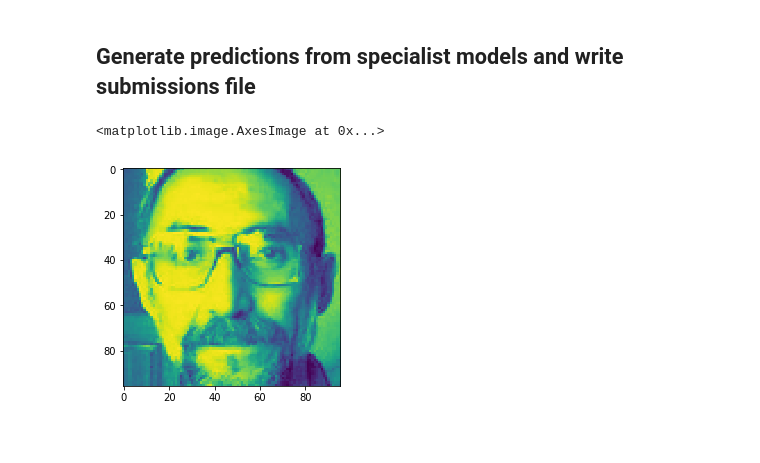
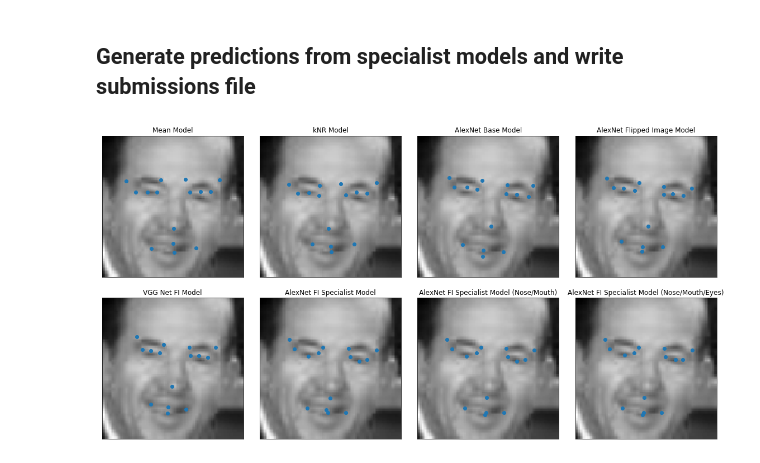
Before and after one commit to tomgoter/w207_finalproject, a Jupyter notebook: submission_notebook.ipynb, the cells around one changed output. Drawn from its saved outputs; the diff is of its cells as text; code cells hidden in the pictures.

Commit message:
updated notebook models and Bokeh app

```diff
--- a/submission_notebook.ipynb
+++ b/submission_notebook.ipynb
@@ -411,6 +597,8 @@ def predict_submit(model, name='sf12_do0_0_noflip'):
     # Write our data to a dataframe and then dump to csv
     sub_df = pd.DataFrame(values, columns=('RowId', 'Location'))
     sub_df.to_csv("Submissions/{}_submission.csv".format(name), index=False)
+
+    return pred_df
 # %% [markdown]
 ## Generate predictions from specialist models and write submissions file
 # %%
@@ -443,3 +631,5 @@ def predict_submit_spec(model_dict, name='spec01'):
     # Write our data to a dataframe and then dump to csv
     sub_df = pd.DataFrame(values, columns=('RowId', 'Location'))
     sub_df.to_csv("Submissions/{}_submission.csv".format(name), index=False)
+
+    return pred_df
@@ -450,5 +636,30 @@ predict_submit(vgg_model, name='vgg_sf12_do0_0_noflip')
-# %%
-plt.imshow(test_X[-100].reshape(96,96))
-# %% [output]
-<matplotlib.image.AxesImage at 0x...>
-[figure, removed]
+# %%
+baseline_predictions = predict_submit_baseline(name='baseline')
+base_alex_noflip_predictions = predict_submit(model, name='base_alex_noflip')
+base_alex_predictions = predict_submit(flipped_model, name='base_alex')
+vgg_predictions = predict_submit(vgg_model, name='vgg_flip')
+specialist_predictions = predict_submit_spec(specialist_models)
+nose_mouth_predictions = predict_submit_spec(improved_specialist_models, name='imp_mbcl_nt')
+nose_mouth_eyes_predictions = predict_submit_spec(improved_specialist_models_weyes, name='imp_mbcl_nt_eyes')
+# %%
+prediction_list = [("Mean Model", baseline_predictions),
+                  ("kNR Model", knn_predictions),
+                  ("AlexNet Base Model", base_alex_noflip_predictions),
+                  ("AlexNet Flipped Image Model", base_alex_predictions),
+                  ("VGG Net FI Model", vgg_predictions),
+                  ("AlexNet FI Specialist Model", specialist_predictions),
+                  ("AlexNet FI Specialist Model (Nose/Mouth)", nose_mouth_predictions),
+                  ("AlexNet FI Specialist Model (Nose/Mouth/Eyes)", nose_mouth_eyes_predictions)]
+# %%
+fig, axes = plt.subplots(2,len(prediction_list)//2, figsize=(20,10), subplot_kw={'xticks': [], 'yticks': []})
+axes = axes.flatten()
+for p, (name, pred) in enumerate(prediction_list):
+
+    # Show the keypoint predictions for all of our eight models that we submitted for one random image
+    axes[p].imshow(test_X[-3].reshape(96,96), cmap='gray')
+    axes[p].set_title(name)
+    axes[p].scatter(x=pred.iloc[-3,::2].values.astype(float),y=pred.iloc[-3,1::2].values.astype(float))
+
+plt.subplots_adjust(wspace=0.05,hspace=0.15)
+# %% [output]
+[figure, added]
```
Also changed, not shown: parts of 25 cells of this notebook, 6 other files.
